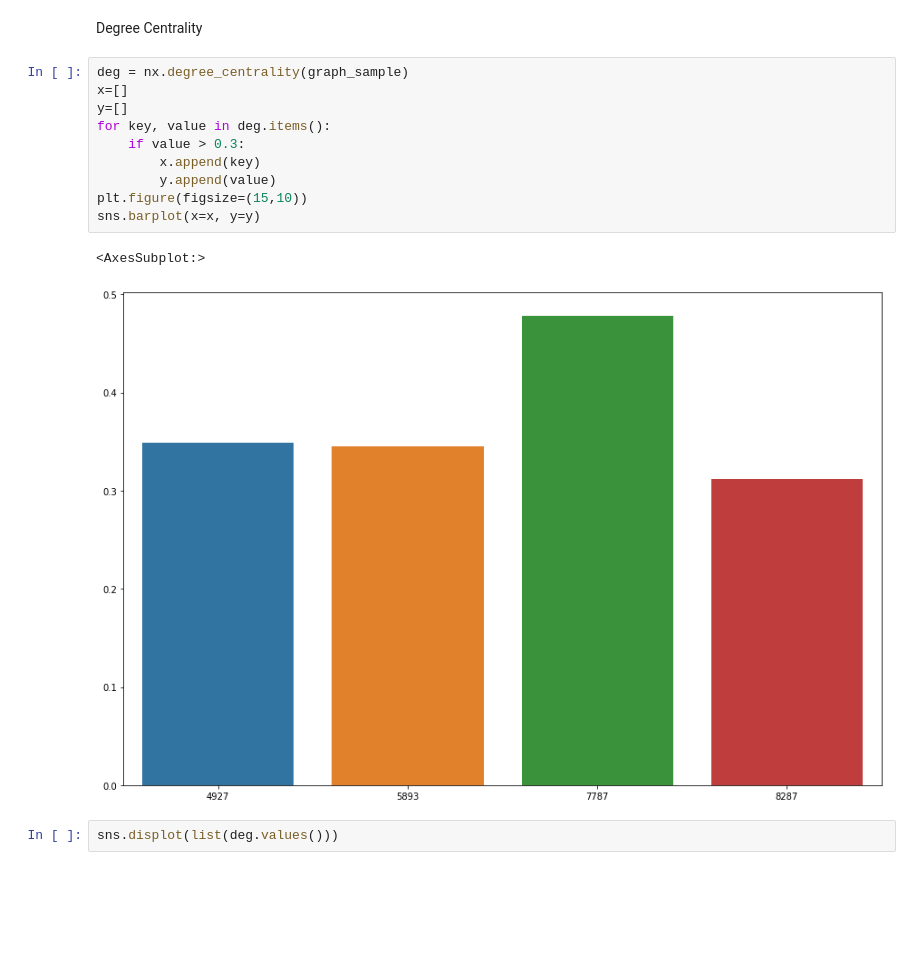
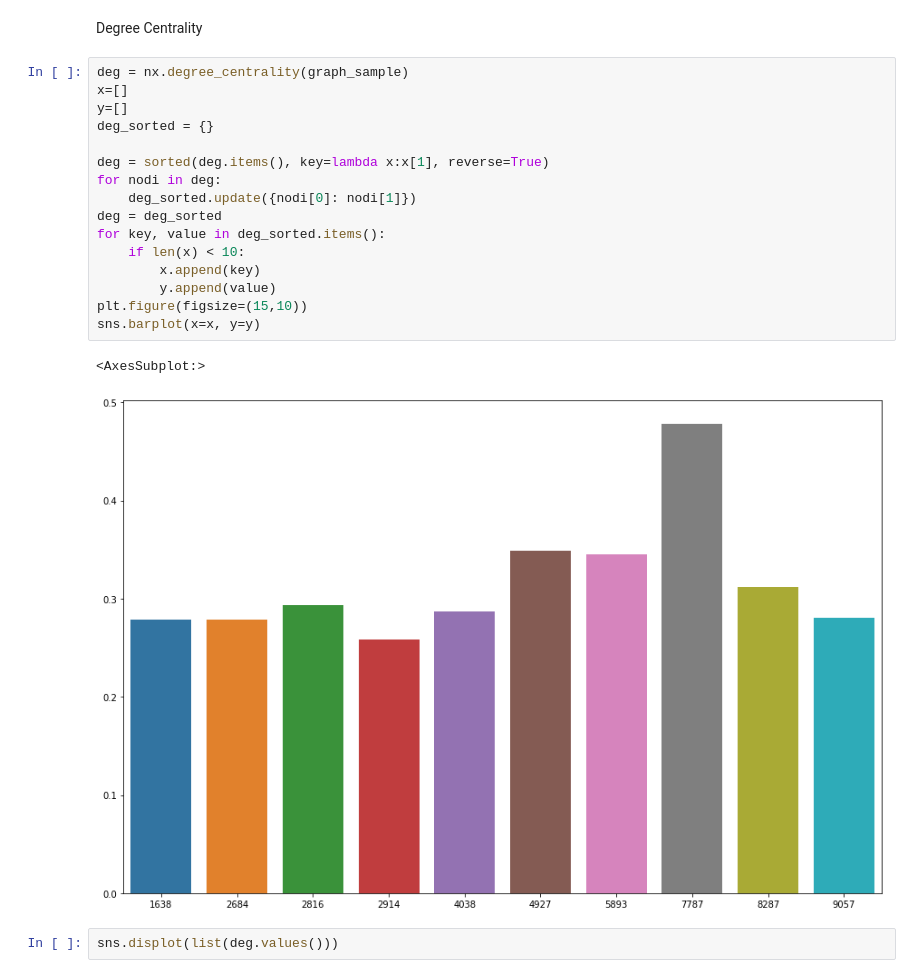
Before and after one commit to MatteoFerretti98/Project_NetworkX_Twitch, a Jupyter notebook: Analisi_DE_Partner.ipynb, the cells around one changed output. Drawn from its saved outputs; the diff is of its cells as text; blank space fills up the shorter version.

```diff
--- a/Analisi_DE_Partner.ipynb
+++ b/Analisi_DE_Partner.ipynb
@@ -95,16 +95,22 @@ Degree Centrality
 # %%
 deg = nx.degree_centrality(graph_sample)
 x=[]
 y=[]
-for key, value in deg.items():
-    if value > 0.3:
+deg_sorted = {}
+
+deg = sorted(deg.items(), key=lambda x:x[1], reverse=True)
+for nodi in deg:
+    deg_sorted.update({nodi[0]: nodi[1]})
+deg = deg_sorted
+for key, value in deg_sorted.items():
+    if len(x) < 10:
         x.append(key)
         y.append(value)
 plt.figure(figsize=(15,10))
 sns.barplot(x=x, y=y)
 # %% [output]
 <AxesSubplot:>
-[figure, old version]
+[figure, new version]
 # %%
 sns.displot(list(deg.values()))
 # %% [output]
```
Also changed, not shown: parts of 8 cells of this notebook.
